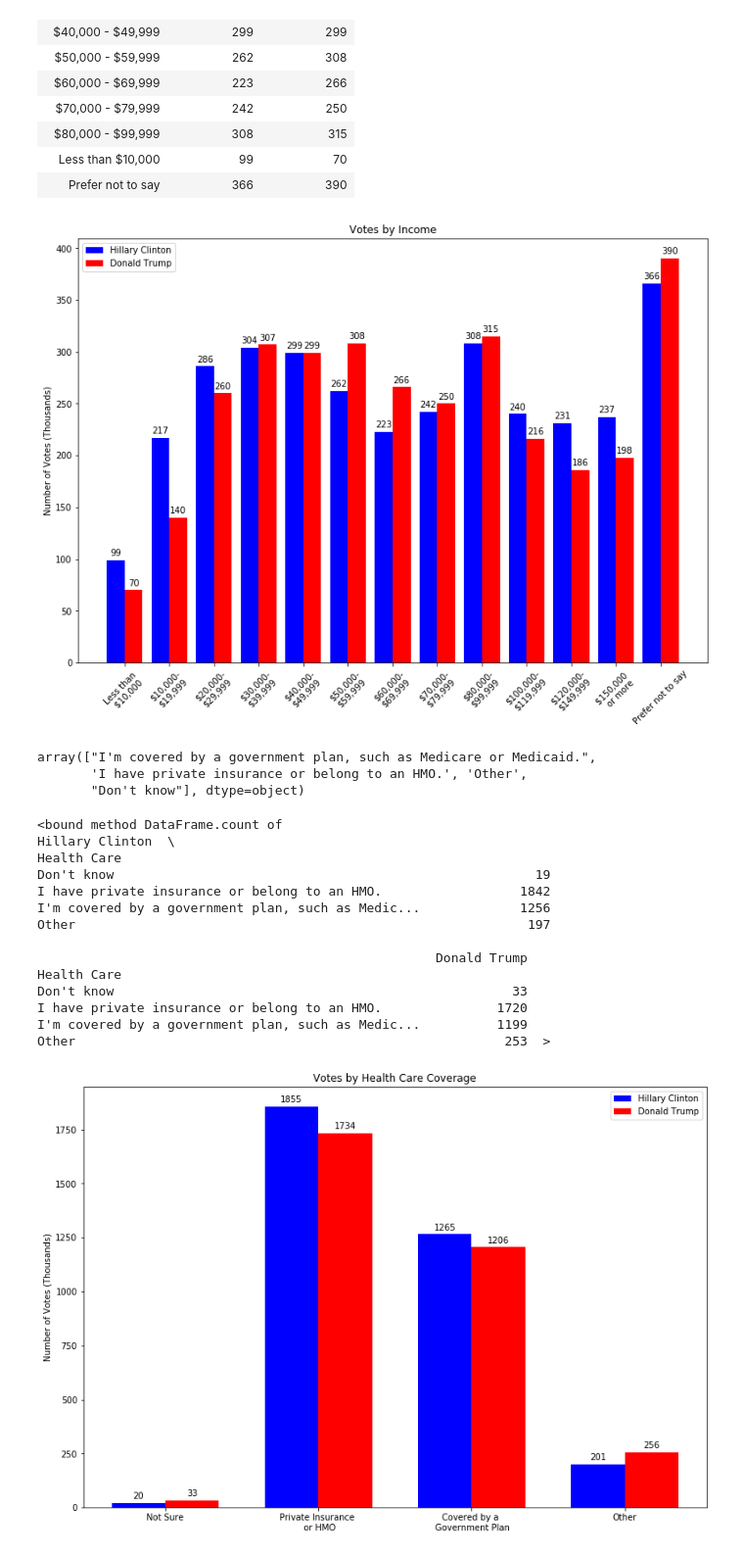
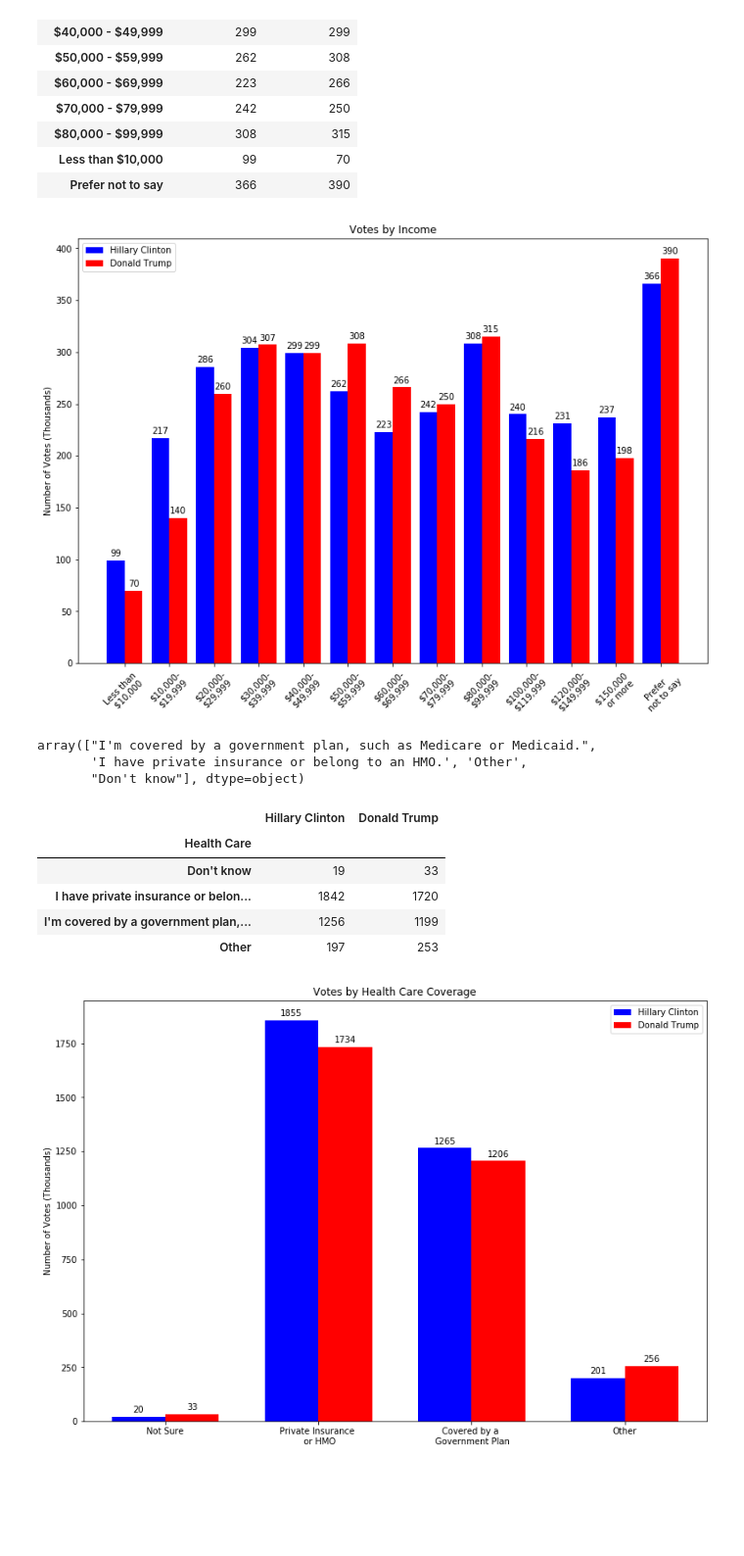
Before and after one commit to hannahhuntoon/project1, a Jupyter notebook: Final Voter Data.ipynb, the cells around one changed output. Shown at 98% size. Drawn from its saved outputs; the diff is of its cells as text; code cells hidden in the pictures; blank space fills up the shorter version.

```diff
--- a/Final Voter Data.ipynb
+++ b/Final Voter Data.ipynb
@@ -183,7 +190,7 @@ educational_attainment
 | Post-grad | 701 | 440 |
 | Some college | 724 | 692 |
 # %%
-labels = ['No HS', 'HS Grad', 'Some College', '2 Year', '4 Year', 'Post Grad']
+labels = ['No HS', 'HS Grad', 'Some \n College', '2 Year', '4 Year', 'Post \n Grad']
 hillary_values = [36, 606, 730, 339, 924, 706]
 donald_values = [77, 901, 696, 368, 745, 442]
 
@@ -248,35 +255,35 @@ household_income
 # %%
 labels = ['Less than \n $10,000', '$10,000-\n$19,999', '$20,000-\n$29,999', '$30,000-\n$39,999',
           '$40,000-\n$49,999', '$50,000-\n$59,999', '$60,000-\n$69,999', '$70,000-\n$79,999', '$80,000-\n$99,999',
-          '$100,000-\n$119,999', '$120,000-\n$149,999', '$150,000 \n or more', 'Prefer not to say']
+          '$100,000-\n$119,999', '$120,000-\n$149,999', '$150,000 \n or more', 'Prefer \n not to say']
 hillary_values = [99, 217, 286, 304, 299,262,223,242,308,240,231,237,366]
 donald_values = [70,140,260,307,299,308,266,250,315,216,186,198,390]
 x = np.arange(len(labels))
 width = 0.4
 fig, ax = plt.subplots()
 rects1 = ax.bar(x - width/2, hillary_values, width, label='Hillary Clinton', color="blue")
 rects2 = ax.bar(x + width/2, donald_values, width, label='Donald Trump', color="red")
 ax.set_ylabel('Number of Votes (Thousands)')
 ax.set_title('Votes by Income')
 ax.set_xticks(x)
 ax.set_xticklabels(labels, rotation=45)
 ax.legend(loc="best")
 def autolabel(rects):
     """Attach a text label above each bar in *rects*, displaying its height."""
     for rect in rects:
         height = rect.get_height()
         ax.annotate('{}'.format(height),
                     xy=(rect.get_x() + rect.get_width() / 2, height),
                     xytext=(0, 3),  # 3 points vertical offset
                     textcoords="offset points",
                     ha='center', va='bottom')
 autolabel(rects1)
 autolabel(rects2)
 plt.rcParams['figure.figsize'] = (13,9)
 plt.savefig("Votes by Income Bargraph")
 plt.show()
 # %% [output]
-[figure, old version]
+[figure, new version]
 # %%
 cleanVoter2['Health Care'].unique()
 # %% [output]
@@ -296,21 +303,14 @@ health_care = pd.DataFrame({"Hillary Clinton": HC,
 
 health_care = health_care[['Hillary Clinton','Donald Trump']]
 health_care.index.name = "Health Care"
-health_care.count
+health_care
 # %% [output]
-<bound method DataFrame.count of                                                     Hillary Clinton  \
-Health Care
-Don't know                                                       19
-I have private insurance or belong to an HMO.                  1842
-I'm covered by a government plan, such as Medic...             1256
-Other                                                           197
-
-                                                    Donald Trump
-Health Care
-Don't know                                                    33
-I have private insurance or belong to an HMO.               1720
-I'm covered by a government plan, such as Medic...          1199
-Other                                                        253  >
+|  | Hillary Clinton | Donald Trump |
+| Health Care |  |  |
+| Don't know | 19 | 33 |
+| I have private insurance or belon... | 1842 | 1720 |
+| I'm covered by a government plan,... | 1256 | 1199 |
+| Other | 197 | 253 |
 # %%
 labels = ['Not Sure', 'Private Insurance \n or HMO', 'Covered by a \n Government Plan', 'Other']
 hillary_values = [20, 1855, 1265, 201]
```
Also changed, not shown: parts of 4 cells of this notebook, 8 other files.
